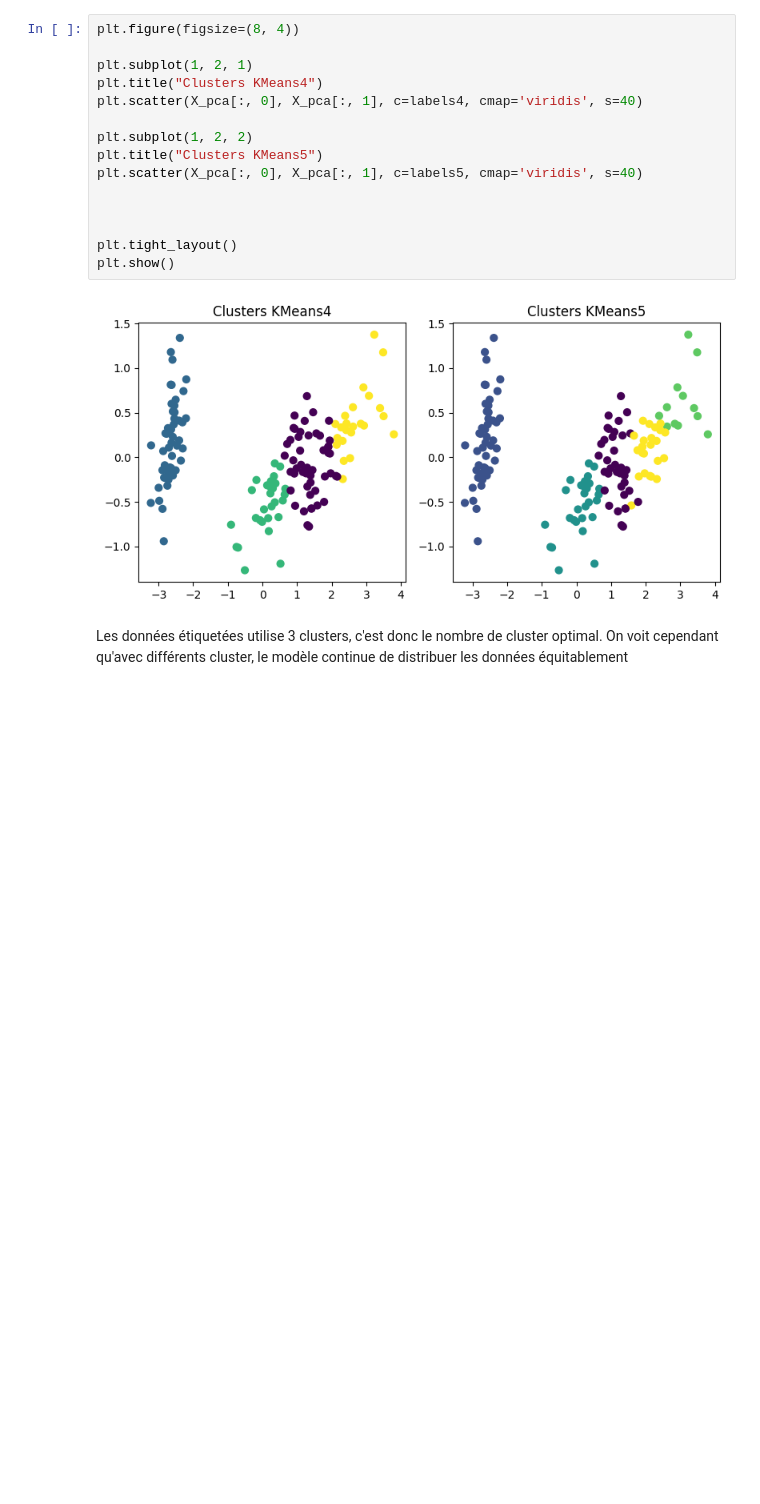
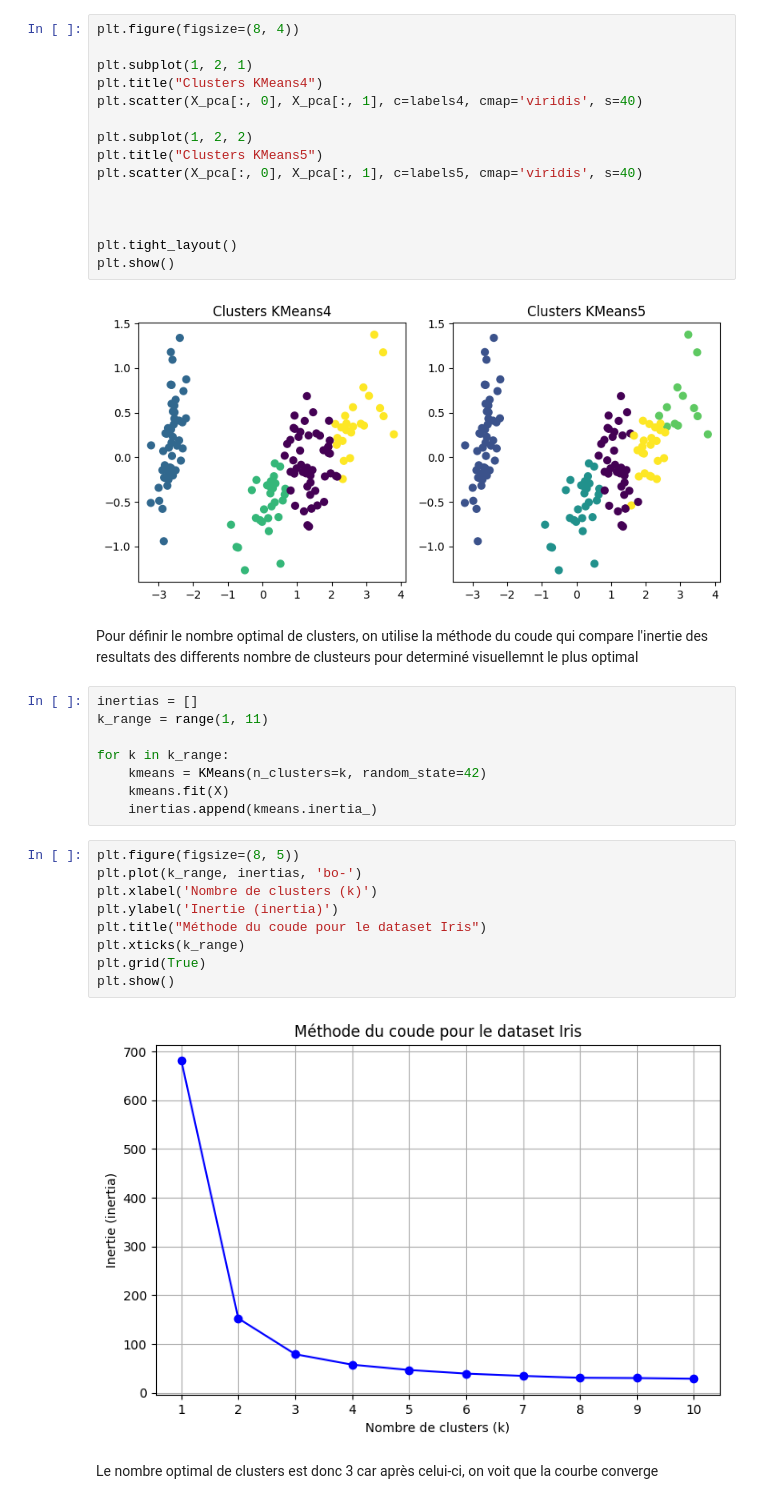
Before and after one commit to ali-bousrira/customer-personality-analysis, a Jupyter notebook: Notebook.ipynb, the cells around one changed output. Drawn from its saved outputs; the diff is of its cells as text; blank space fills up the shorter version.

```diff
--- a/Notebook.ipynb
+++ b/Notebook.ipynb
@@ -115,4 +115,25 @@ plt.show()
 # %% [output]
 [figure]
 # %% [markdown]
-Les données étiquetées utilise 3 clusters, c'est donc le nombre de cluster optimal. On voit cependant qu'avec différents cluster, le modèle continue de distribuer les données équitablement
+Pour définir le nombre optimal de clusters, on utilise la méthode du coude qui compare l'inertie des resultats des differents nombre de clusteurs pour determiné visuellemnt le plus optimal
+# %%
+inertias = []
+k_range = range(1, 11)
+
+for k in k_range:
+    kmeans = KMeans(n_clusters=k, random_state=42)
+    kmeans.fit(X)
+    inertias.append(kmeans.inertia_)
+# %%
+plt.figure(figsize=(8, 5))
+plt.plot(k_range, inertias, 'bo-')
+plt.xlabel('Nombre de clusters (k)')
+plt.ylabel('Inertie (inertia)')
+plt.title("Méthode du coude pour le dataset Iris")
+plt.xticks(k_range)
+plt.grid(True)
+plt.show()
+# %% [output]
+[figure, added]
+# %% [markdown]
+Le nombre optimal de clusters est donc 3 car après celui-ci, on voit que la courbe converge
```
